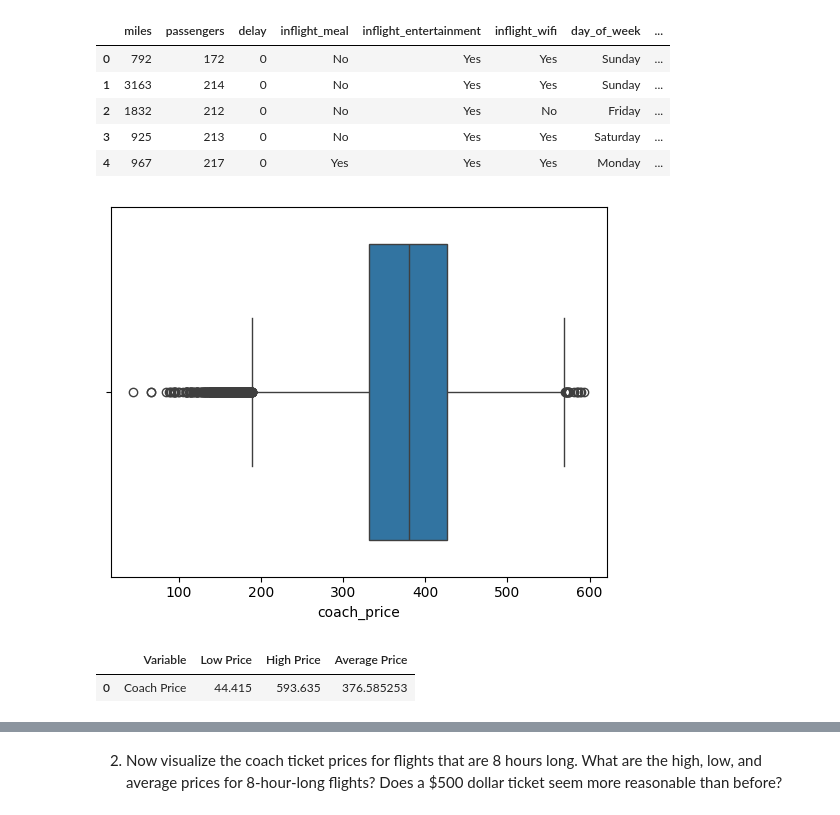
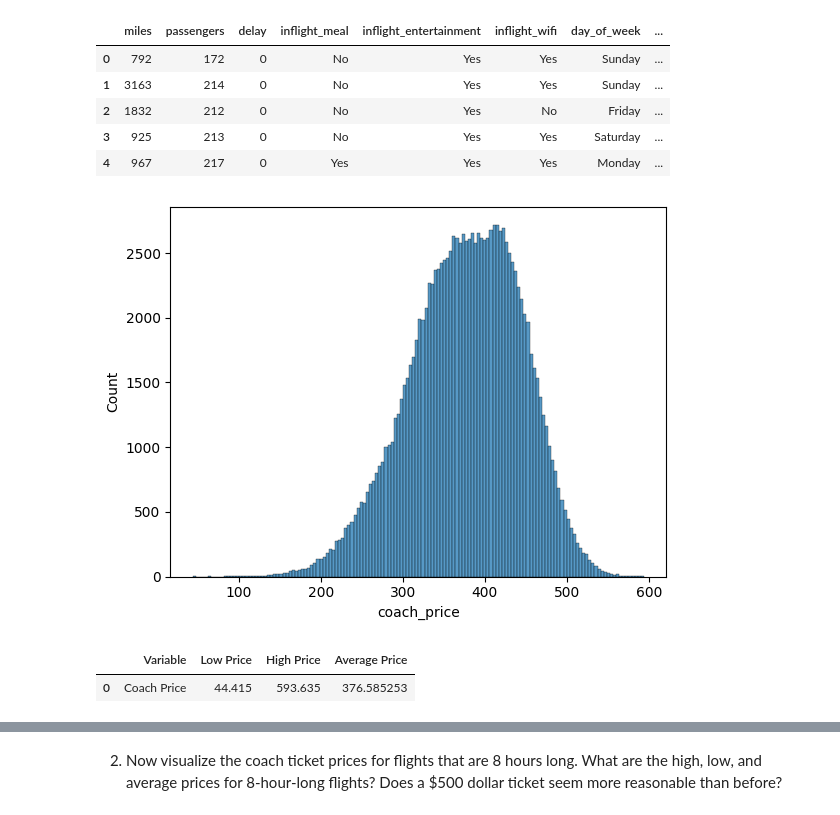
Before and after one commit to maylonleoncio/Codecademy-Projects, a Jupyter notebook: Airline Analysis/Airline Analysis.ipynb, the cells around one changed output, grey strips where cells are left out. Saved outputs shown, nothing was run; the diff lists cells and outputs as text; code cells hidden in the pictures.

```diff
--- a/Airline Analysis/Airline Analysis.ipynb
+++ b/Airline Analysis/Airline Analysis.ipynb
@@ -53,11 +53,11 @@ flight.head()
 | 4 | 967 | 217 | 0 | Yes | Yes | Yes | Monday | ... |
 # %%
 ## Task 1
-sns.boxplot(x='coach_price', data=flight)
+sns.histplot(x='coach_price', data=flight)
 plt.show()
 
 pd.DataFrame({'Variable': 'Coach Price', 'Low Price': [flight.coach_price.min()], 'High Price': [flight.coach_price.max()], 'Average Price': [flight.coach_price.mean()]})
 # %% [output]
-[figure, old version]
+[figure, new version]
 |  | Variable | Low Price | High Price | Average Price |
 | 0 | Coach Price | 44.415 | 593.635 | 376.585253 |
```
Also changed, not shown: parts of 7 cells of this notebook.
